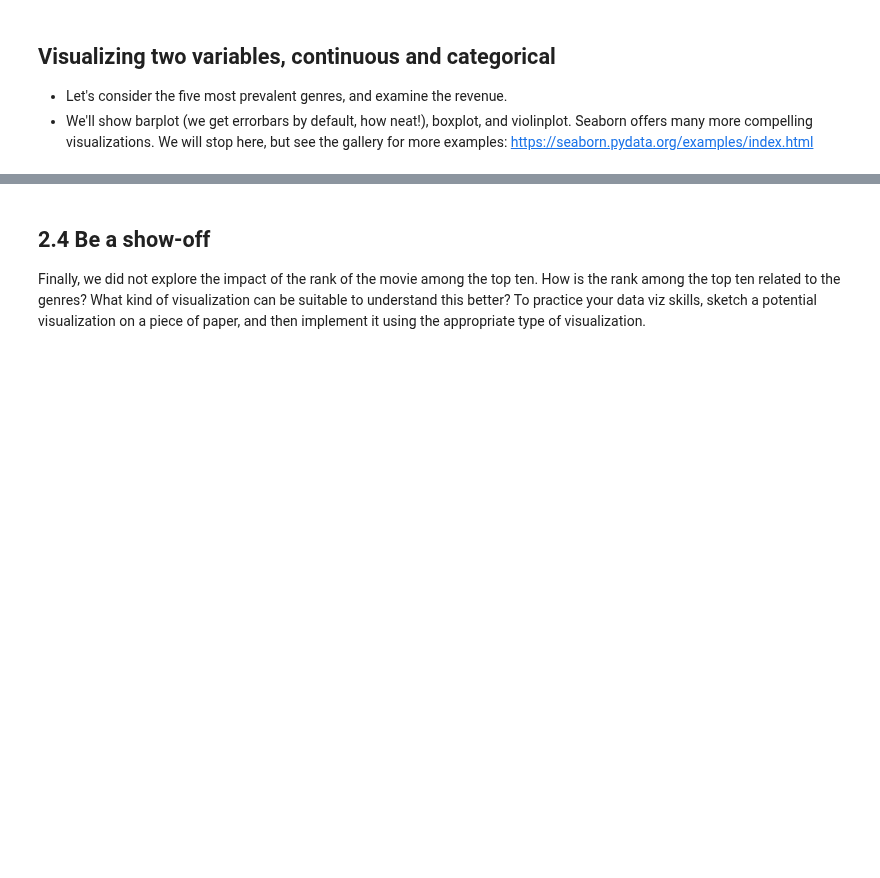
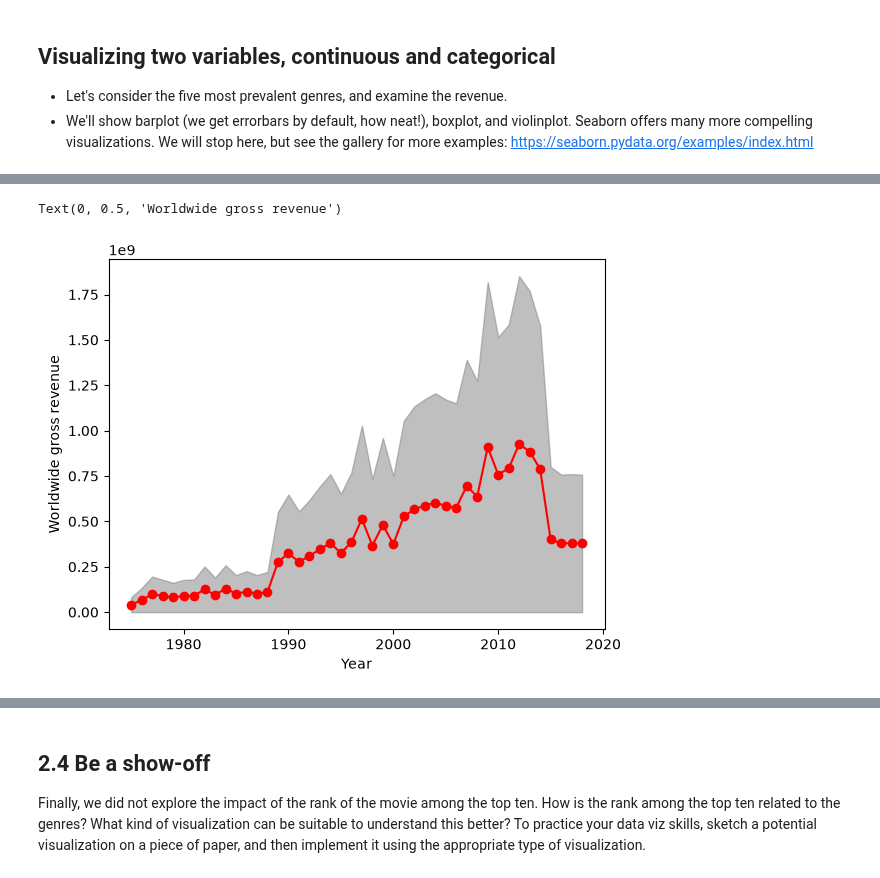
Before and after one commit to haaissa/ada-2026, a Jupyter notebook: Exercises/02 - Data viz and data from the web/Becoming a DataVizard exercise.ipynb, the cells around one changed output, grey strips where cells are left out. Drawn from its saved outputs; the diff is of its cells as text; code cells hidden in the pictures; blank space fills up the shorter version.

```diff
--- a/Exercises/02 - Data viz and data from the web/Becoming a DataVizard exercise.ipynb
+++ b/Exercises/02 - Data viz and data from the web/Becoming a DataVizard exercise.ipynb
@@ -189,3 +196,18 @@ In the next three excercises, you are provided with descriptions and rough sketc
+# %%
+# Write your code to make filled plot here
+plt.plot(yearly_mean.index, yearly_mean, color='red', marker='o')
+
+# Fill the area between (mean - std) and (mean + std)
+plt.fill_between(yearly_mean.index,
+                 yearly_mean - yearly_std,
+                 yearly_mean + yearly_std,
+                 color='gray', alpha=0.5)
+
+plt.xlabel('Year')
+plt.ylabel('Worldwide gross revenue')
+# %% [output]
+Text(0, 0.5, 'Worldwide gross revenue')
+[figure, added]
 # %%
 # Write your interpretation here
 # %% [markdown]
```
Also changed, not shown: parts of 24 cells of this notebook, 2 other files.
